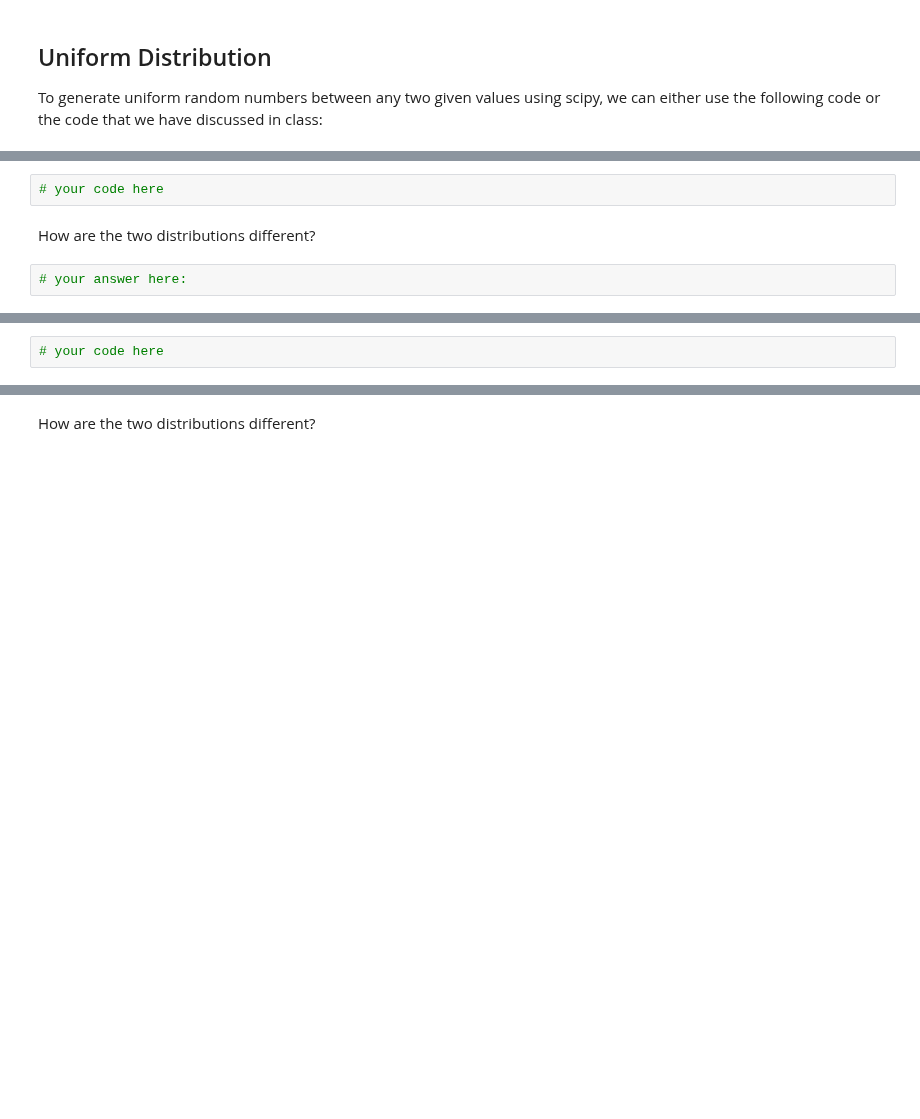
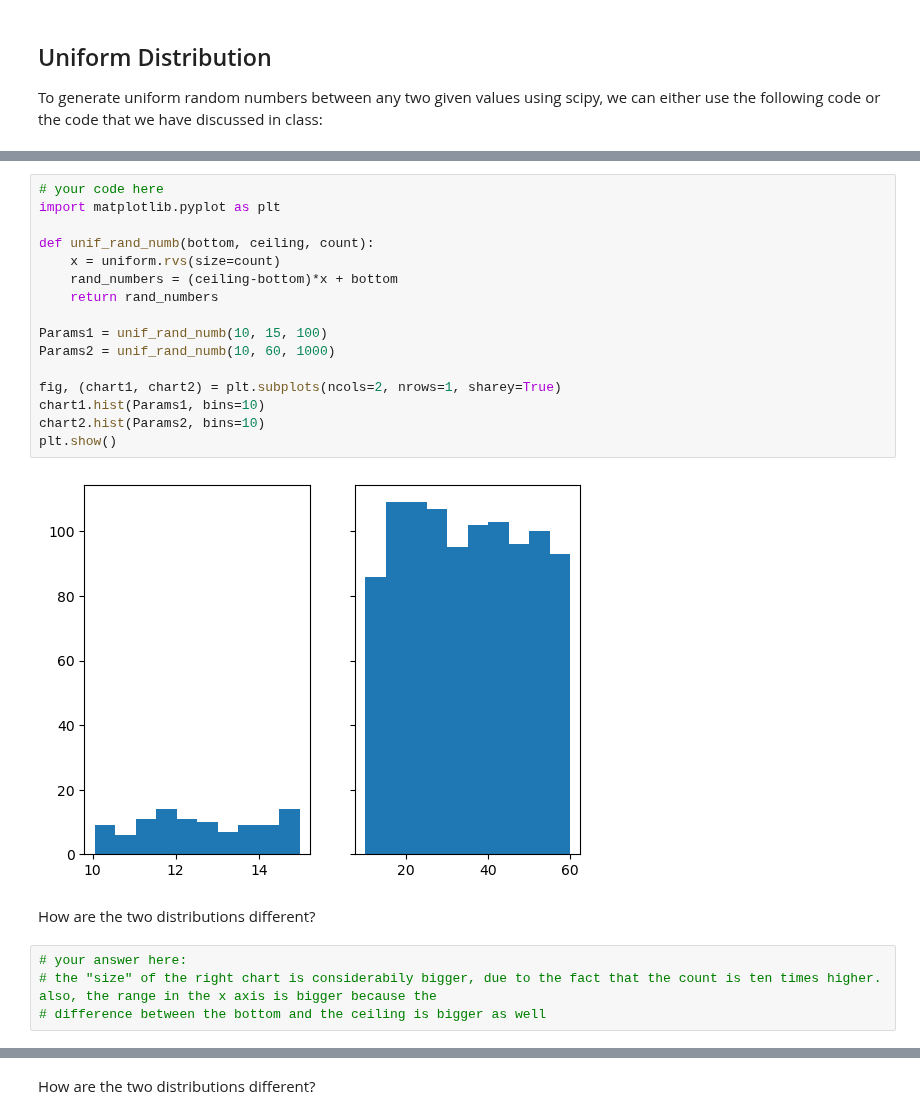
Before and after one commit to ta-data-lis/lab-probability-distributions, a Jupyter notebook: your-code/continuous.ipynb, the cells around one changed output, grey strips where cells are left out. Cells and saved outputs as stored; diff of their text form; blank space fills up the shorter version.

```diff
--- a/your-code/continuous.ipynb
+++ b/your-code/continuous.ipynb
@@ -42,12 +45,30 @@ print(randoms)
 Your output should look like below:
 
 ![uniform distribution](ud.png)
-# %%
-# your code here
+# %%
+# your code here
+import matplotlib.pyplot as plt
+
+def unif_rand_numb(bottom, ceiling, count):
+    x = uniform.rvs(size=count)
+    rand_numbers = (ceiling-bottom)*x + bottom
+    return rand_numbers
+
+Params1 = unif_rand_numb(10, 15, 100)
+Params2 = unif_rand_numb(10, 60, 1000)
+
+fig, (chart1, chart2) = plt.subplots(ncols=2, nrows=1, sharey=True)
+chart1.hist(Params1, bins=10)
+chart2.hist(Params2, bins=10)
+plt.show()
+# %% [output]
+[figure, added]
 # %% [markdown]
 How are the two distributions different?
-# %%
-# your answer here:
+# %%
+# your answer here:
+# the "size" of the right chart is considerabily bigger, due to the fact that the count is ten times higher. also, the range in the x axis is bigger because the
+# difference between the bottom and the ceiling is bigger as well
 # %% [markdown]
 ## Normal Distribution
 
@@ -59,5 +80,3 @@ How are the two distributions different?
 Expected output:
 
 ![normal distribution](nd.png)
-# %%
-# your code here
```
Also changed, not shown: parts of 17 cells of this notebook.
